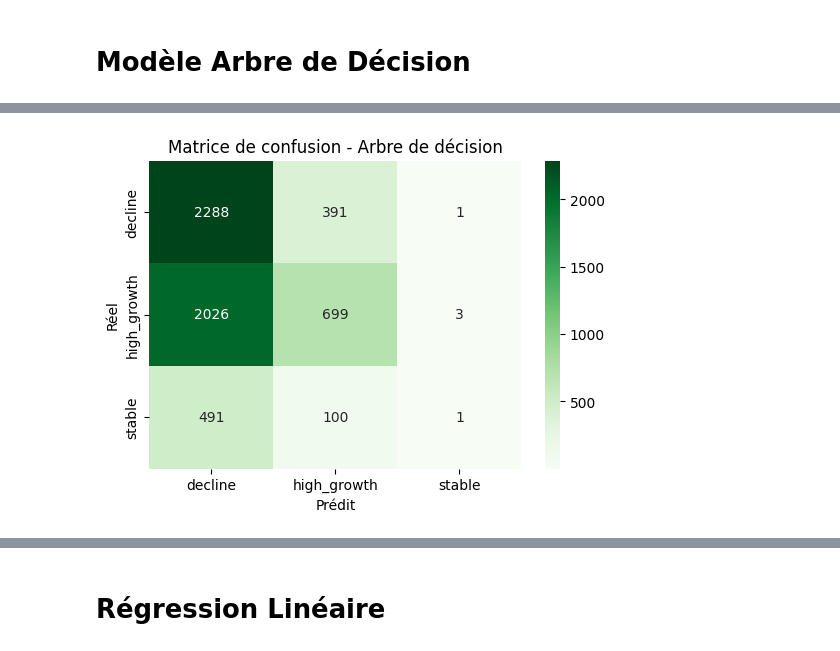
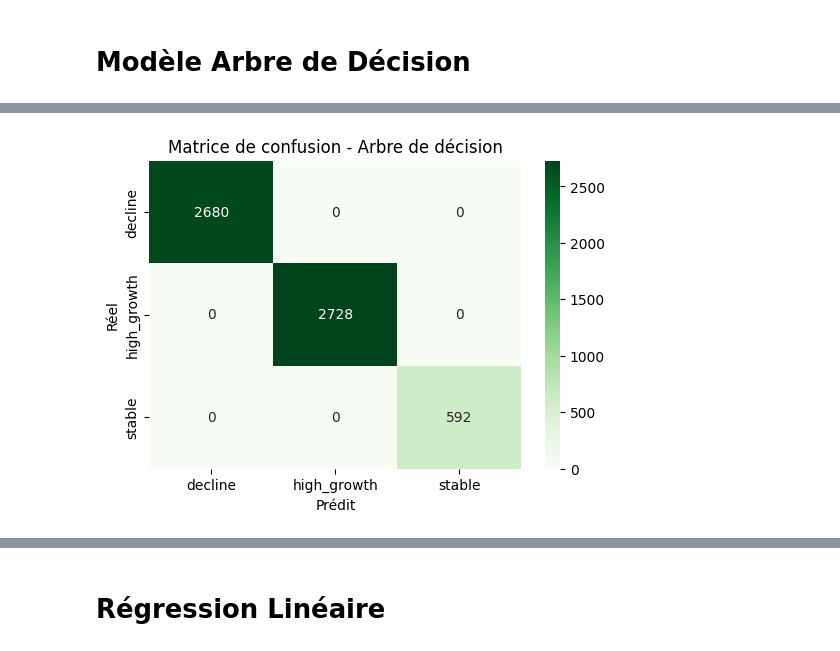
Before and after one commit to Meria-Troudi/mlProject, a Jupyter notebook: models/bo1_Models.ipynb, the cells around one changed output, grey strips where cells are left out. Saved outputs shown, nothing was run; the diff lists cells and outputs as text; code cells hidden in the pictures.

```diff
--- a/models/bo1_Models.ipynb
+++ b/models/bo1_Models.ipynb
@@ -234,4 +440,0 @@ Précision Arbre : 0.498
-# %%
-print("\nRapport Arbre de Décision :")
-target_names = [str(c) for c in le.classes_]
-print(classification_report(y_test, y_pred_tree, target_names=target_names))
@@ -249,13 +441,13 @@ weighted avg       0.50      0.50      0.44      6000
 # %%
 # 4) Matrice de confusion
 plt.figure(figsize=(6, 4))
-cm_tree = confusion_matrix(y_test, y_pred_tree)
+cm_tree = confusion_matrix(y_test, y_pred)
 sns.heatmap(cm_tree, annot=True, fmt="d", cmap="Greens",
-            xticklabels=target_names,  # CORRECTION ici aussi
-            yticklabels=target_names)  # CORRECTION ici aussi
+            xticklabels=target_names,
+            yticklabels=target_names)
 plt.title("Matrice de confusion - Arbre de décision")
 plt.xlabel("Prédit")
 plt.ylabel("Réel")
 plt.show()
 # %% [output]
-[figure, old version]
+[figure, new version]
```
Also changed, not shown: parts of 16 cells of this notebook, 7 other files.
